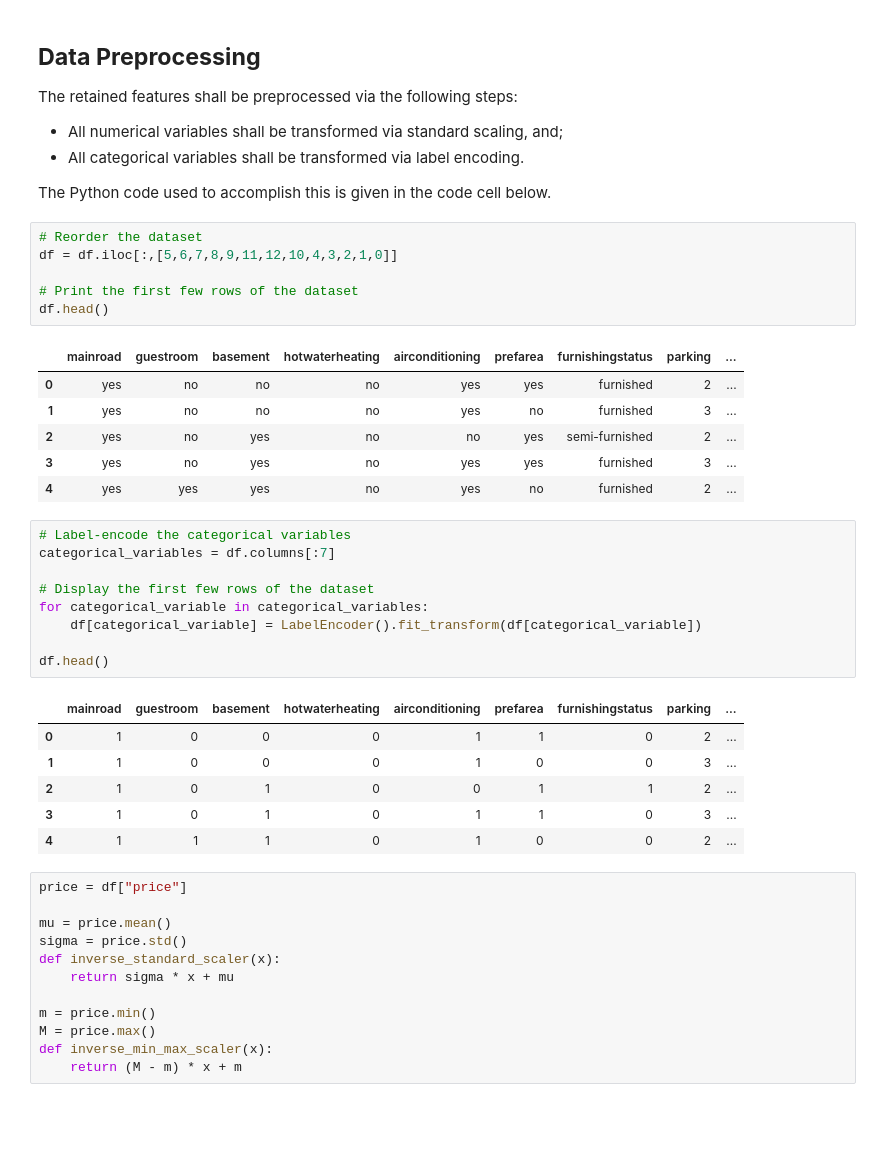
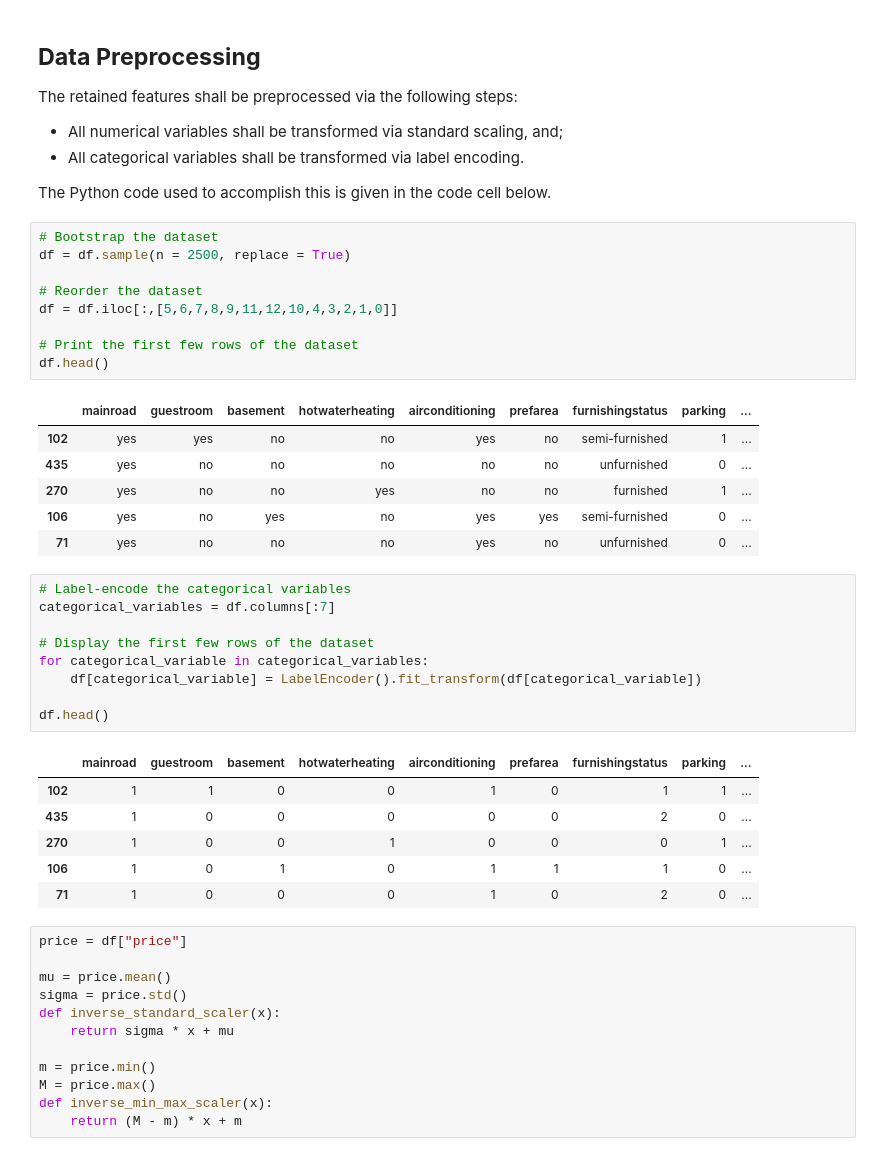
Before and after one commit to mzakariaz/BI-Machine-Learning-Project-1, a Jupyter notebook: house-price-prediction.ipynb, the cells around one changed output. Cells and saved outputs as stored; diff of their text form; blank space fills up the shorter version.

```diff
--- a/house-price-prediction.ipynb
+++ b/house-price-prediction.ipynb
@@ -211,18 +211,21 @@ The retained features shall be preprocessed via the following steps:
 
 The Python code used to accomplish this is given in the code cell below.
 # %%
+# Bootstrap the dataset
+df = df.sample(n = 2500, replace = True)
+
 # Reorder the dataset
 df = df.iloc[:,[5,6,7,8,9,11,12,10,4,3,2,1,0]]
 
 # Print the first few rows of the dataset
 df.head()
 # %% [output]
 |  | mainroad | guestroom | basement | hotwaterheating | airconditioning | prefarea | furnishingstatus | parking | ... |
-| 0 | yes | no | no | no | yes | yes | furnished | 2 | ... |
-| 1 | yes | no | no | no | yes | no | furnished | 3 | ... |
-| 2 | yes | no | yes | no | no | yes | semi-furnished | 2 | ... |
-| 3 | yes | no | yes | no | yes | yes | furnished | 3 | ... |
-| 4 | yes | yes | yes | no | yes | no | furnished | 2 | ... |
+| 102 | yes | yes | no | no | yes | no | semi-furnished | 1 | ... |
+| 435 | yes | no | no | no | no | no | unfurnished | 0 | ... |
+| 270 | yes | no | no | yes | no | no | furnished | 1 | ... |
+| 106 | yes | no | yes | no | yes | yes | semi-furnished | 0 | ... |
+| 71 | yes | no | no | no | yes | no | unfurnished | 0 | ... |
 # %%
 # Label-encode the categorical variables
 categorical_variables = df.columns[:7]
@@ -234,11 +237,11 @@ for categorical_variable in categorical_variables:
 df.head()
 # %% [output]
 |  | mainroad | guestroom | basement | hotwaterheating | airconditioning | prefarea | furnishingstatus | parking | ... |
-| 0 | 1 | 0 | 0 | 0 | 1 | 1 | 0 | 2 | ... |
-| 1 | 1 | 0 | 0 | 0 | 1 | 0 | 0 | 3 | ... |
-| 2 | 1 | 0 | 1 | 0 | 0 | 1 | 1 | 2 | ... |
-| 3 | 1 | 0 | 1 | 0 | 1 | 1 | 0 | 3 | ... |
-| 4 | 1 | 1 | 1 | 0 | 1 | 0 | 0 | 2 | ... |
+| 102 | 1 | 1 | 0 | 0 | 1 | 0 | 1 | 1 | ... |
+| 435 | 1 | 0 | 0 | 0 | 0 | 0 | 2 | 0 | ... |
+| 270 | 1 | 0 | 0 | 1 | 0 | 0 | 0 | 1 | ... |
+| 106 | 1 | 0 | 1 | 0 | 1 | 1 | 1 | 0 | ... |
+| 71 | 1 | 0 | 0 | 0 | 1 | 0 | 2 | 0 | ... |
 # %%
 price = df["price"]
 
```
Also changed, not shown: parts of 7 cells of this notebook.
